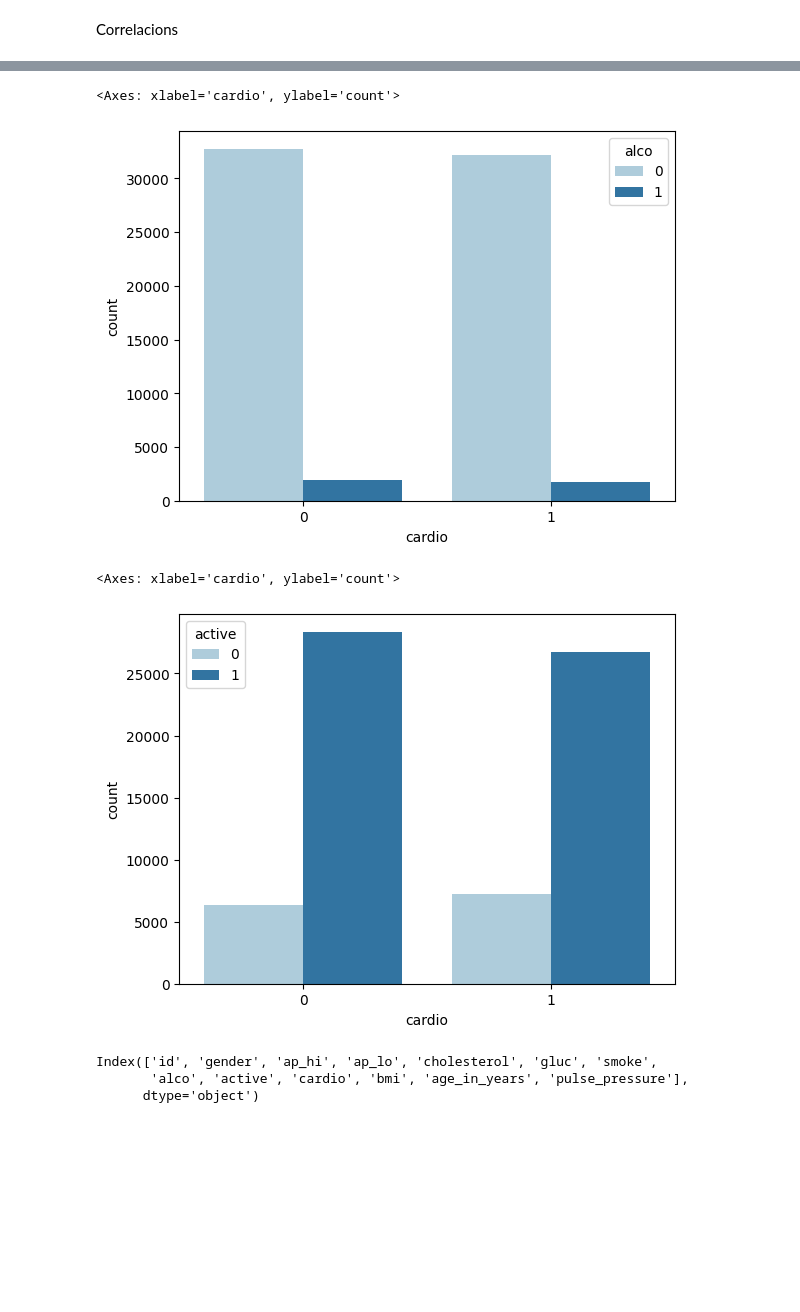
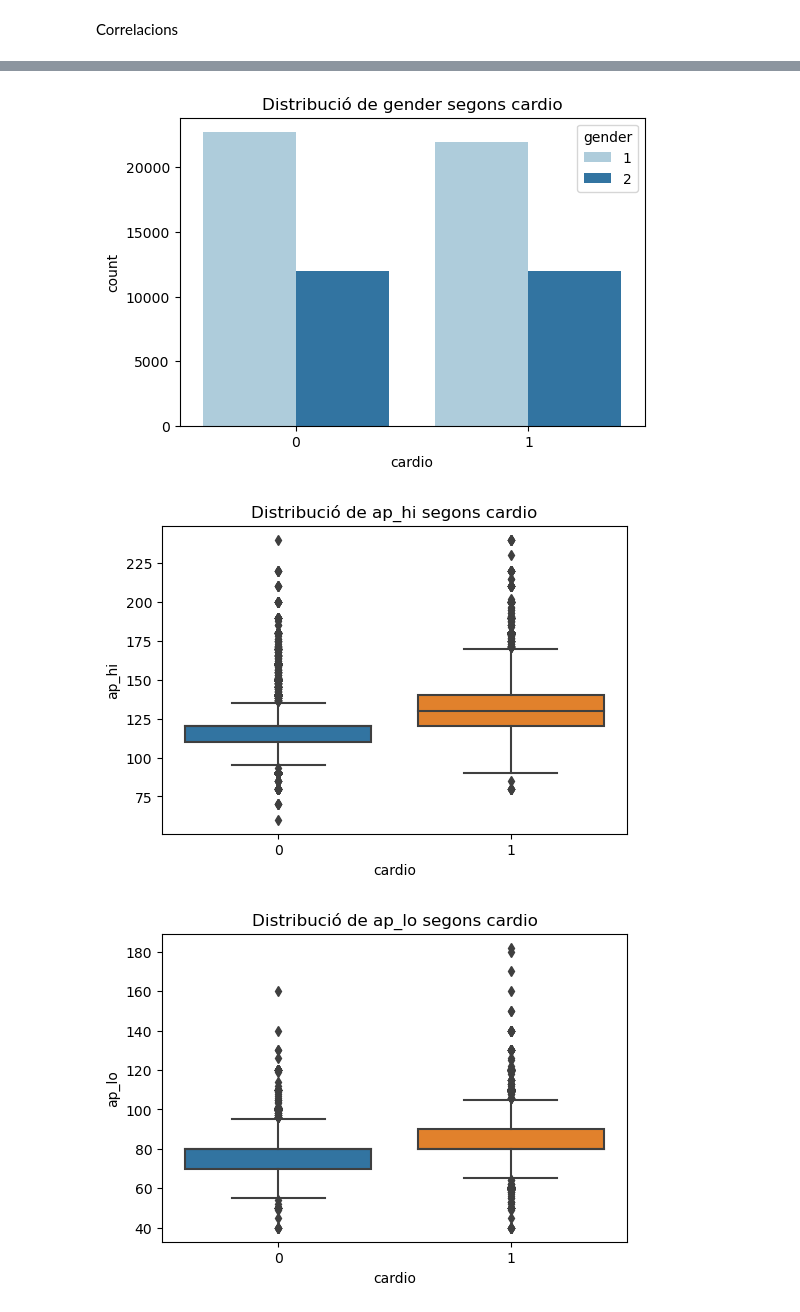
Before and after one commit to hfoliacots/cardiovascular-disease, a Jupyter notebook: cas_kaggle.ipynb, the cells around one changed output, grey strips where cells are left out. Drawn from its saved outputs; the diff is of its cells as text; code cells hidden in the pictures; blank space fills up the shorter version.

```diff
--- a/cas_kaggle.ipynb
+++ b/cas_kaggle.ipynb
@@ -262,18 +146,21 @@ sns.countplot(x='cardio',hue='smoke',data=df,palette='Paired')
-# %%
-#Correlació alco i target
-sns.countplot(x='cardio',hue='alco',data=df,palette='Paired')
-# %% [output]
-<Axes: xlabel='cardio', ylabel='count'>
-[figure, removed]
-# %%
-#Correlació active i target
-sns.countplot(x='cardio',hue='active',data=df,palette='Paired')
-# %% [output]
-<Axes: xlabel='cardio', ylabel='count'>
-[figure, removed]
-# %%
-df.columns
-# %% [output]
-Index(['id', 'gender', 'ap_hi', 'ap_lo', 'cholesterol', 'gluc', 'smoke',
-       'alco', 'active', 'cardio', 'bmi', 'age_in_years', 'pulse_pressure'],
-      dtype='object')
+# %%
+for col in df.columns:
+    if col == "cardio":
+        continue
+
+    plt.figure(figsize=(6,4))
+
+    #Separem amb categòriques i contínues
+    if df[col].nunique() <= 10: #considerem categòriques les que tenen menys de 10 valors diferents
+        sns.countplot(x="cardio", hue=col, data=df, palette="Paired")
+        plt.title(f"Distribució de {col} segons cardio")
+        plt.legend(title=col)
+    else:
+        sns.boxplot(x="cardio", y=col, data=df)
+        plt.title(f"Distribució de {col} segons cardio")
+
+    plt.show()
+# %% [output]
+[figure, added]
+[figure, added]
+[figure, added]
```
Also changed, not shown: parts of 67 cells of this notebook.
